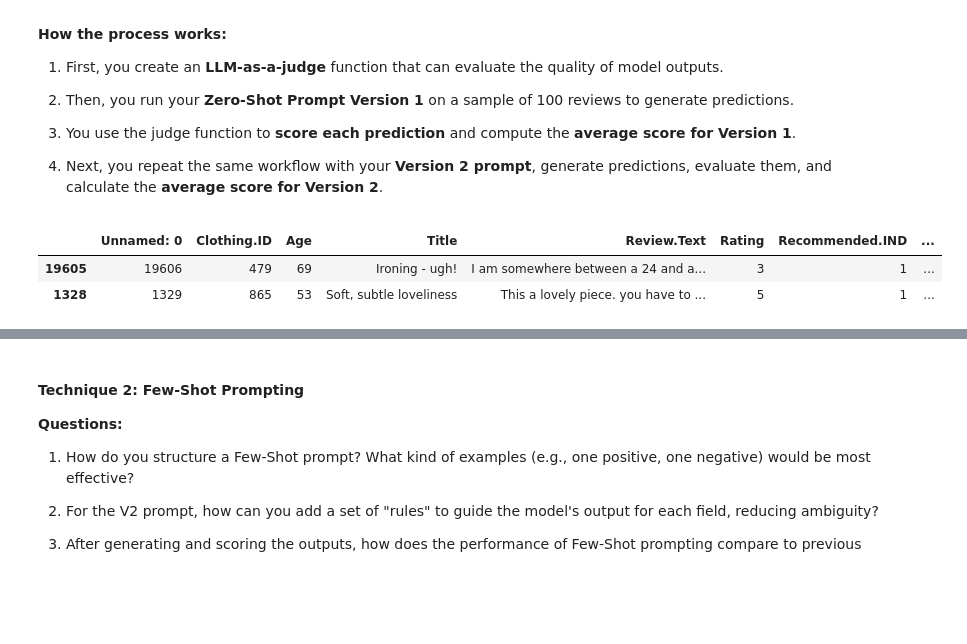
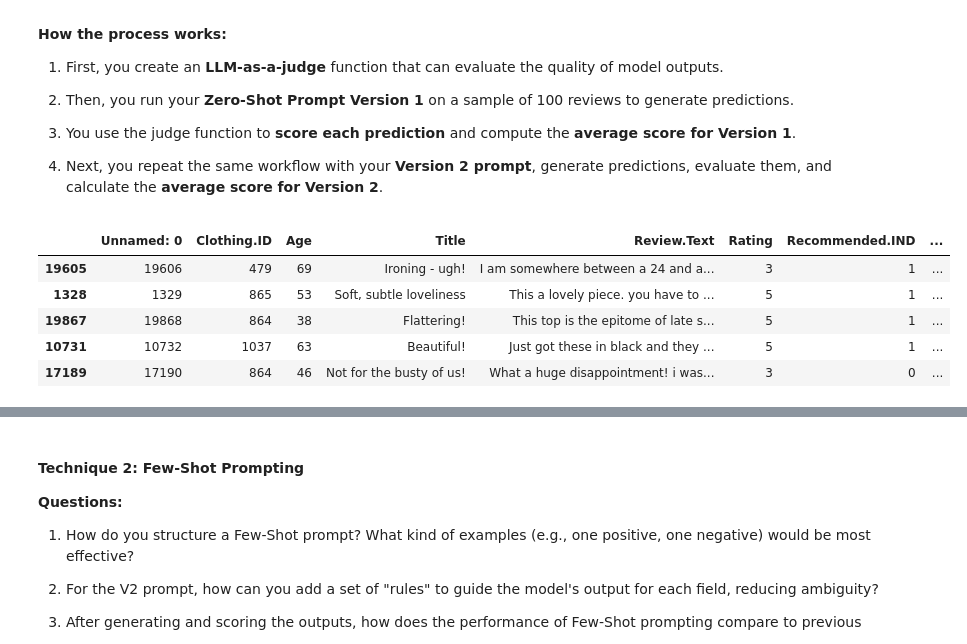
Before and after one commit to mikejoe144/MIT_Course_Capstone_Project, a Jupyter notebook: Real-Time_Retail_Feedback_Intelligence_Full_code.ipynb, the cells around one changed output, grey strips where cells are left out. Saved outputs shown, nothing was run; the diff lists cells and outputs as text; code cells hidden in the pictures; blank space fills up the shorter version.

```diff
--- a/Real-Time_Retail_Feedback_Intelligence_Full_code.ipynb
+++ b/Real-Time_Retail_Feedback_Intelligence_Full_code.ipynb
@@ -701,12 +701,15 @@ We will test three different prompting techniques. For each, we will create a ba
 4.  Next, you repeat the same workflow with your **Version 2 prompt**, generate predictions, evaluate them, and calculate the **average score for Version 2**.
 # %%
 #limit sample to 5 reivews for testing
-sample_df = df.sample(n=2, random_state=67)
+sample_df = df.sample(n=5, random_state=67)
 sample_df.head()
 # %% [output]
 |  | Unnamed: 0 | Clothing.ID | Age | Title | Review.Text | Rating | Recommended.IND | ... |
 | 19605 | 19606 | 479 | 69 | Ironing - ugh! | I am somewhere between a 24 and a... | 3 | 1 | ... |
 | 1328 | 1329 | 865 | 53 | Soft, subtle loveliness | This a lovely piece. you have to ... | 5 | 1 | ... |
+| 19867 | 19868 | 864 | 38 | Flattering! | This top is the epitome of late s... | 5 | 1 | ... |
+| 10731 | 10732 | 1037 | 63 | Beautiful! | Just got these in black and they ... | 5 | 1 | ... |
+| 17189 | 17190 | 864 | 46 | Not for the busty of us! | What a huge disappointment! i was... | 3 | 0 | ... |
 # %%
 import re
 #define the judge
```
Also changed, not shown: parts of 11 cells of this notebook.
